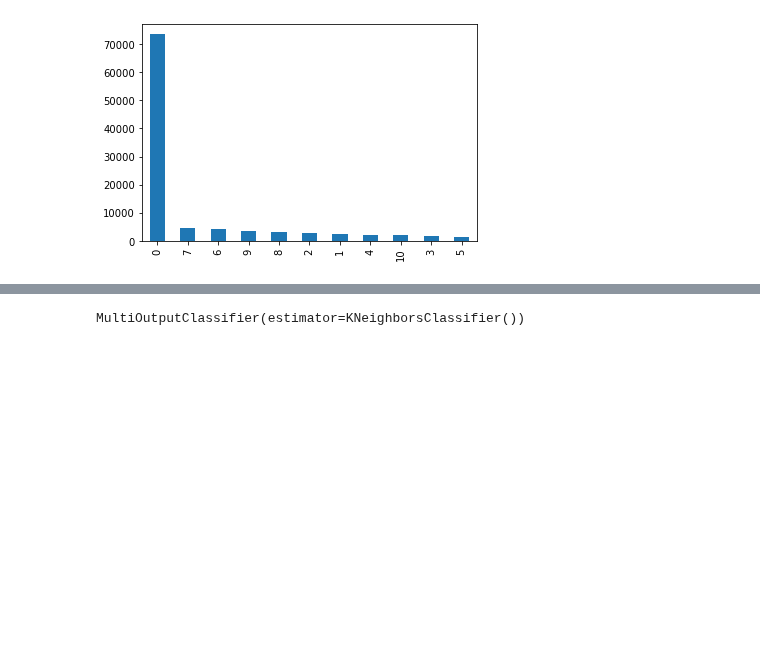
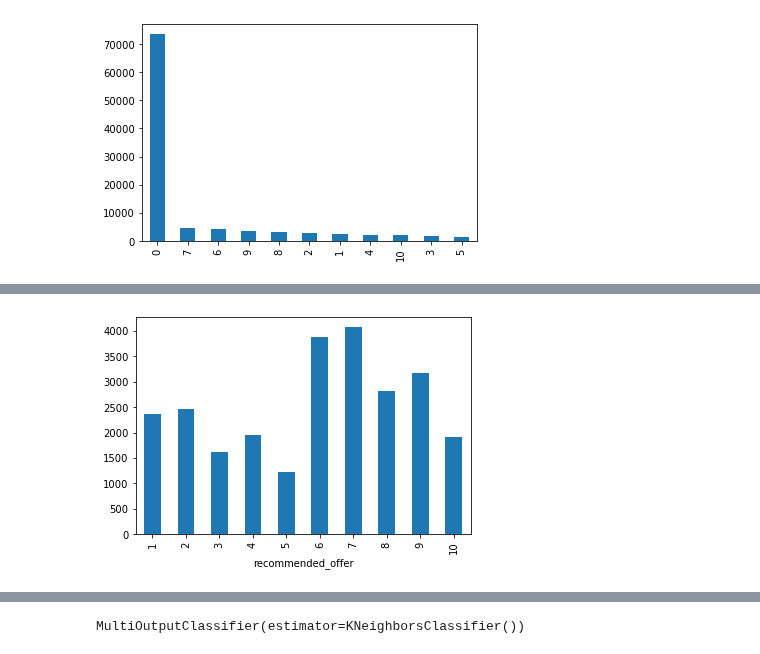
Before and after one commit to netxph/sb-capstone, a Jupyter notebook: notebooks/06 - Predictive and Modelling.ipynb, the cells around one changed output, grey strips where cells are left out. Saved outputs shown, nothing was run; the diff lists cells and outputs as text; code cells hidden in the pictures; blank space fills up the shorter version.

```diff
--- a/notebooks/06 - Predictive and Modelling.ipynb
+++ b/notebooks/06 - Predictive and Modelling.ipynb
@@ -350,0 +284,4 @@ data.head()
+# %%
+data = get_transcript_offers(transcript_group)
+
+data.head()
@@ -350,0 +295,4 @@ data.head()
+# %%
+data.explode("recommended_offer").groupby("recommended_offer").id.count().plot(kind="bar");
+# %% [output]
+[figure, added]
```
Also changed, not shown: parts of 35 cells of this notebook, 1 other file.
